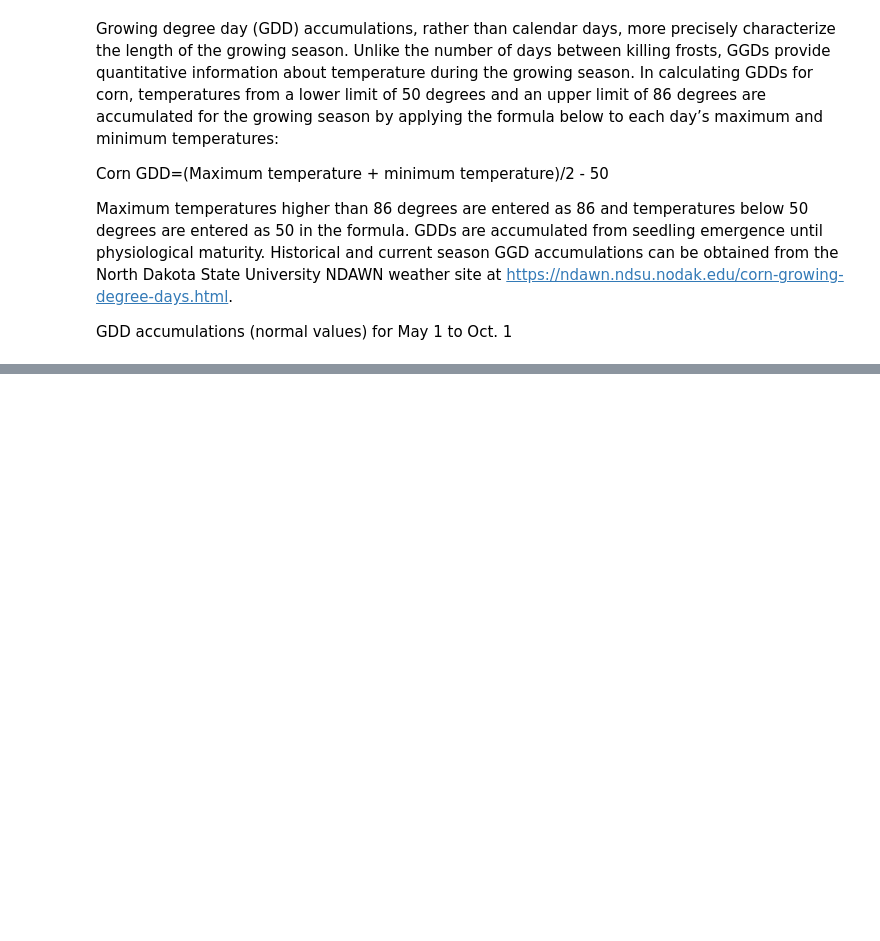
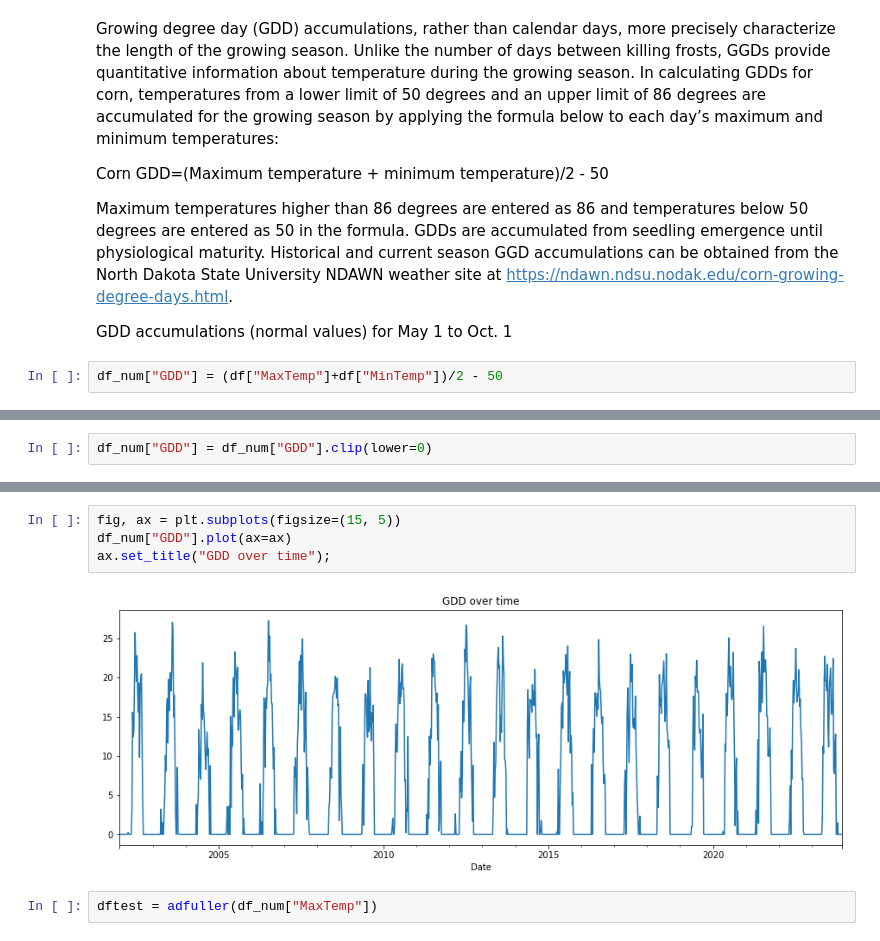
Before and after one commit to jbaumgit/Time-Series-Weather-Forcast-for-Corn-Growth-Degree-Days-in-ND, a Jupyter notebook: EDA_notebook.ipynb, the cells around one changed output, grey strips where cells are left out. Drawn from its saved outputs; the diff is of its cells as text; blank space fills up the shorter version.

```diff
--- a/EDA_notebook.ipynb
+++ b/EDA_notebook.ipynb
@@ -146,3 +168,5 @@ Corn GDD=(Maximum temperature + minimum temperature)/2 - 50
 Maximum temperatures higher than 86 degrees are entered as 86 and temperatures below 50 degrees are entered as 50 in the formula. GDDs are accumulated from seedling emergence until physiological maturity. Historical and current season GGD accumulations can be obtained from the North Dakota State University NDAWN weather site at https://ndawn.ndsu.nodak.edu/corn-growing-degree-days.html.
 
 GDD accumulations (normal values) for May 1 to Oct. 1
+# %%
+df_num["GDD"] = (df["MaxTemp"]+df["MinTemp"])/2 - 50
@@ -148,0 +189,2 @@ GDD accumulations (normal values) for May 1 to Oct. 1
+# %%
+df_num["GDD"] = df_num["GDD"].clip(lower=0)
@@ -148,0 +217,8 @@ GDD accumulations (normal values) for May 1 to Oct. 1
+# %%
+fig, ax = plt.subplots(figsize=(15, 5))
+df_num["GDD"].plot(ax=ax)
+ax.set_title("GDD over time");
+# %% [output]
+[figure, added]
+# %%
+dftest = adfuller(df_num["MaxTemp"])
```
Also changed, not shown: parts of 20 cells of this notebook.
